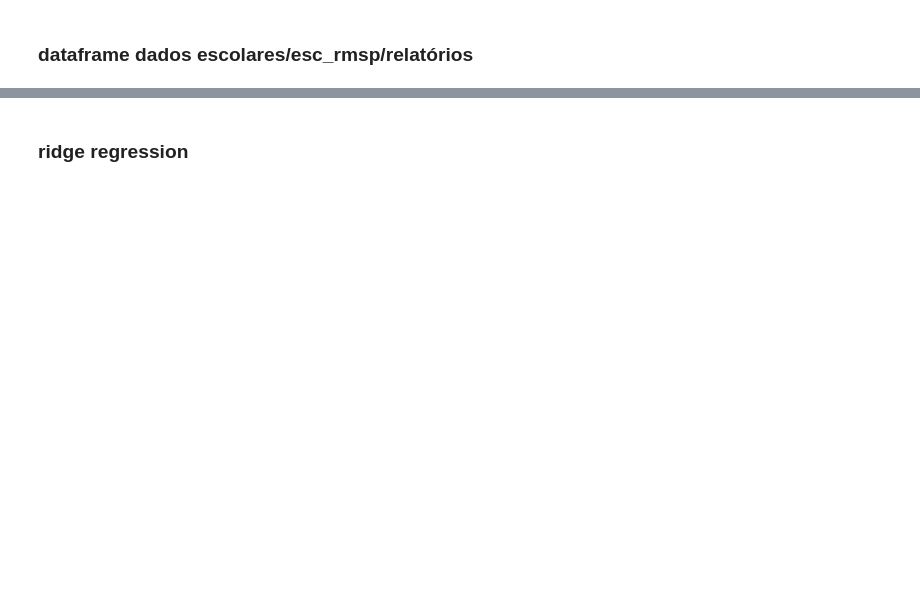
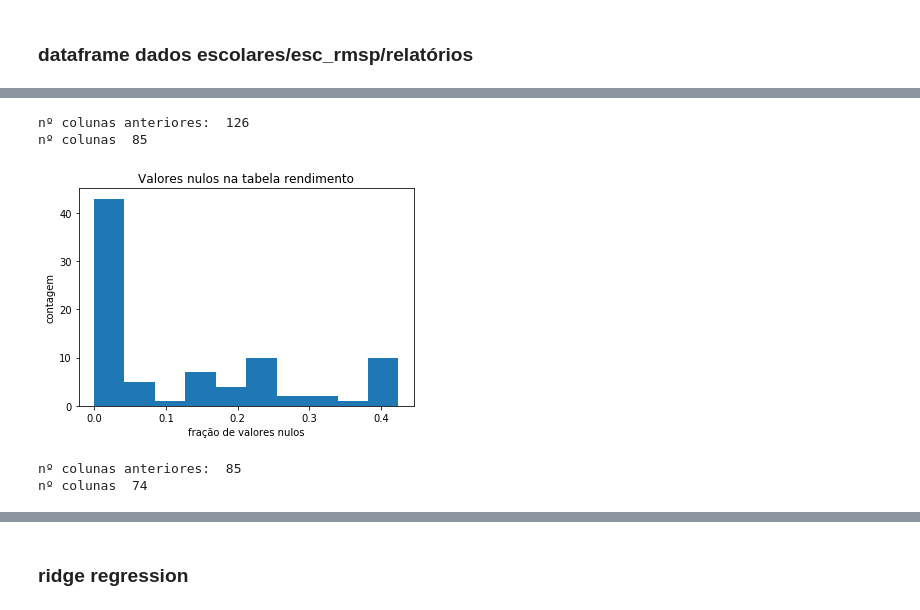
Before and after one commit to GiovaniValdrighi/DataScience_IC, a Jupyter notebook: Contest/ridge_lasso.ipynb, the cells around one changed output, grey strips where cells are left out. Cells and saved outputs as stored; diff of their text form; code cells hidden in the pictures; blank space fills up the shorter version.

```diff
--- a/Contest/ridge_lasso.ipynb
+++ b/Contest/ridge_lasso.ipynb
@@ -53,0 +67,24 @@ rendimento:  (365, 18)
+# %%
+#dropando as colunas com mais de 60% de valores nulos
+print('nº colunas anteriores: ', esc_rmsp.shape[1])
+esc_rmsp.drop(esc_rmsp.columns[esc_rmsp.isna().mean() > 0.6], axis = 1, inplace = True)
+print('nº colunas ', esc_rmsp.shape[1])
+# %% [output]
+nº colunas anteriores:  126
+nº colunas  85
+# %%
+plt.hist(esc_rmsp.isna().mean().sort_values(ascending = False))
+plt.title('Valores nulos na tabela rendimento')
+plt.xlabel('fração de valores nulos')
+plt.ylabel('contagem')
+plt.show()
+# %% [output]
+[figure, added]
+# %%
+#dropando as colunas com mais de 40% de valores nulos
+print('nº colunas anteriores: ', esc_rmsp.shape[1])
+esc_rmsp.drop(esc_rmsp.columns[esc_rmsp.isna().mean() > 0.35], axis = 1, inplace = True)
+print('nº colunas ', esc_rmsp.shape[1])
+# %% [output]
+nº colunas anteriores:  85
+nº colunas  74
```
Also changed, not shown: parts of 37 cells of this notebook, 2 other files.
